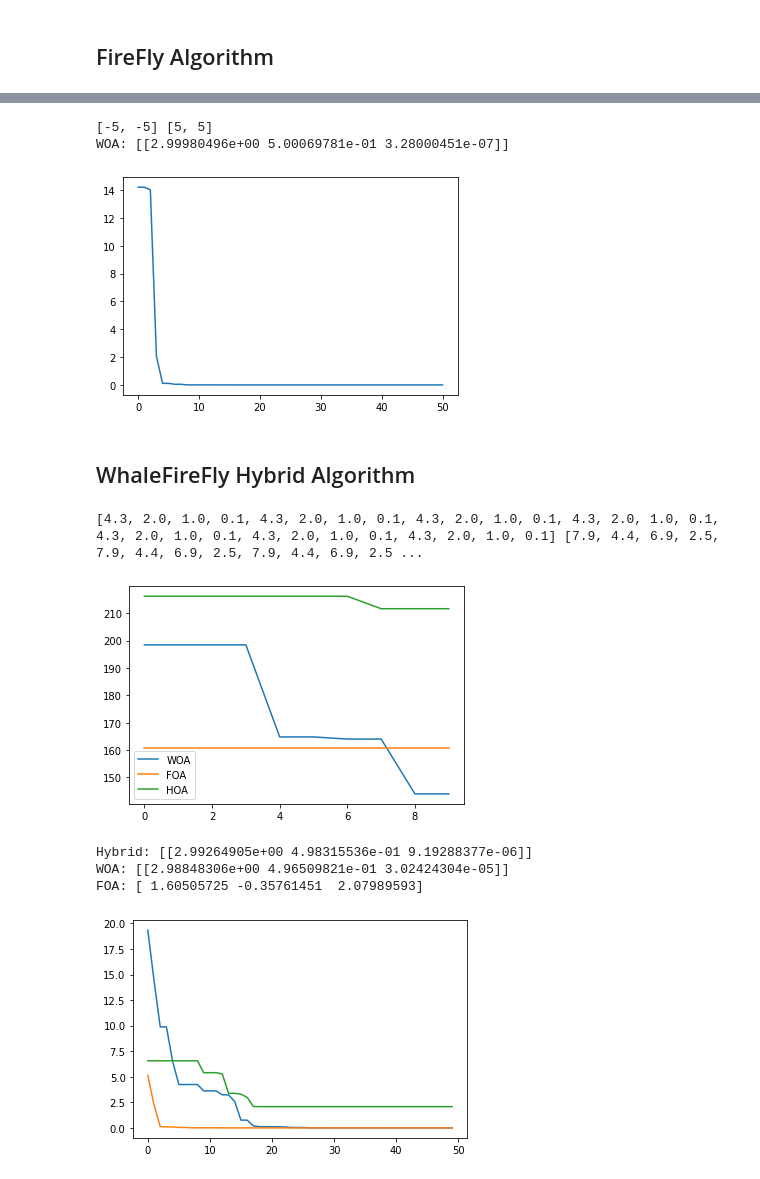
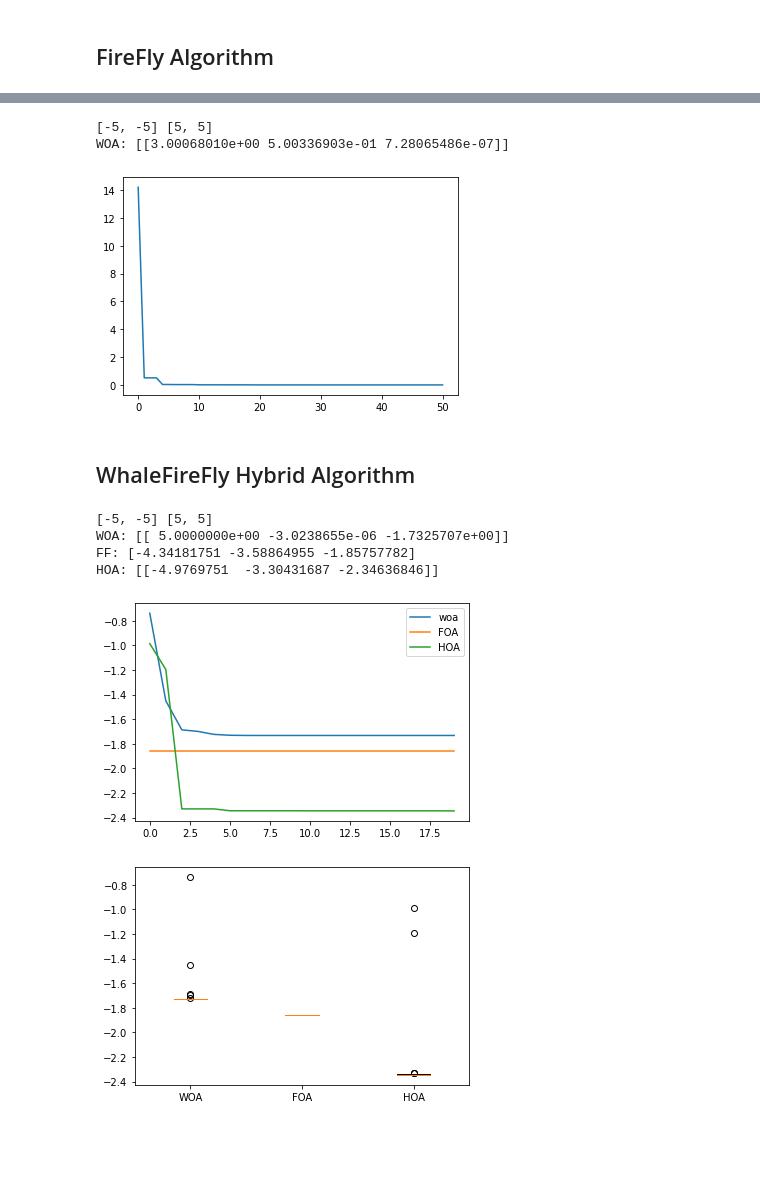
Before and after one commit to anishgowda21/mini-project, a Jupyter notebook: notebooks/WhaleFirefly.ipynb, the cells around one changed output, grey strips where cells are left out. Saved outputs shown, nothing was run; the diff lists cells and outputs as text; code cells hidden in the pictures; blank space fills up the shorter version.

Commit message:
Modified hybrid

```diff
--- a/notebooks/WhaleFirefly.ipynb
+++ b/notebooks/WhaleFirefly.ipynb
@@ -25,11 +25,36 @@ def levy13(variables_values = [0, 0]):
 
         return temp1 + temp2 + temp3
 
+
+#McCormick function min =-1.9133 at [-0.547, -1.547]
+
+def mccormick_function(variables_values = [0, 0]):
+  tmp1 = np.sin(variables_values[0]+variables_values[1])+np.power(variables_values[0]-variables_values[1],2)
+  tmp2 = -1.5*variables_values[0]+2.5*variables_values[1]+1
+  return tmp1+tmp2
+
+def stybtang(variables_values= [0, 0]):
+        d = len(variables_values)
+        val = 0.0
+        for i in range(d):
+            xi = variables_values[i]
+            new = xi ** 4 - 16 * xi ** 2 + 5 * xi
+            val += new
+
+        return val / 2
+
+
+def holdertable(variables_values = [0, 0]):
+        term1 = sin(variables_values[0]) * cos(variables_values[1])
+        term2 = exp(abs(1 - sqrt(variables_values[0] ** 2 + variables_values[1] ** 2) / pi))
+
+        return -abs(term1 * term2)
+
 def target_function(params=[]):
     return
 # %%
 import time
-data = pd.read_csv('../Datasets/iris.csv',header=None)
+data = pd.read_csv('../Datasets/wdbc.csv',header=None)
 y = data.iloc[:, -1].values
 data = data.iloc[:, :-1].values
 
@@ -224,8 +247,8 @@ plt.show()
 # plt.show()
 # %% [output]
 [-5, -5] [5, 5]
-WOA: [[2.99980496e+00 5.00069781e-01 3.28000451e-07]]
+WOA: [[3.00068010e+00 5.00336903e-01 7.28065486e-07]]
-[figure, old version]
+[figure, new version]
 # %% [markdown]
 ## WhaleFireFly Hybrid Algorithm
 # %%
@@ -319,30 +340,23 @@ def whalefireflyhybrid(huntingparty=5,spiral_param=1, min_values=[-5, -5], max_v
         count += 1
     return leader, hist
 # %%
-woa,hist = whale_optimization_algorithm(hunting_party=3,spiral_param=1,min_values=min_*k,max_values=max_*k,iterations=iternum,target_function=evaluate)
-hoa,hoa_hist = whalefireflyhybrid(huntingparty=3,spiral_param=1,min_values=min_*k,max_values=max_*k,generations=iternum,target_function=evaluate)
-ff,ff_hist= firefly_algorithm(swarm_size = 50, min_values = min_*k, max_values = max_*k, generations = iternum, target_function = evaluate)
-plt.plot(range(iternum),hist[1:],label='WOA')
-plt.plot(range(iternum),ff_hist[1:],label='FOA')
-plt.plot(range(iternum),hoa_hist[1:],label='HOA')
+# woa,hist = whale_optimization_algorithm(hunting_party=3,spiral_param=1,min_values=min_*k,max_values=max_*k,iterations=iternum,target_function=evaluate)
+woa,woa_hist = whale_optimization_algorithm(hunting_party=5,spiral_param=1,iterations=20,target_function=holdertable)
+ff,ff_hist= firefly_algorithm(swarm_size = 5, generations = 20, target_function = holdertable)
+hoa,hoa_hist = whalefireflyhybrid(huntingparty=5,spiral_param=1,generations=20,target_function=holdertable)
+
+print("WOA:",woa)
+print("FF:",ff)
+print("HOA:",hoa)
+plt.plot(range(20),woa_hist[1:],label='woa')
+plt.plot(range(20),ff_hist[1:],label='FOA')
+plt.plot(range(20),hoa_hist[1:],label='HOA')
 plt.legend()
 plt.show()
 # %% [output]
-[4.3, 2.0, 1.0, 0.1, 4.3, 2.0, 1.0, 0.1, 4.3, 2.0, 1.0, 0.1, 4.3, 2.0, 1.0, 0.1, 4.3, 2.0, 1.0, 0.1, 4.3, 2.0, 1.0, 0.1, 4.3, 2.0, 1.0, 0.1] [7.9, 4.4, 6.9, 2.5, 7.9, 4.4, 6.9, 2.5, 7.9, 4.4, 6.9, 2.5 ...
+[-5, -5] [5, 5]
+WOA: [[ 5.0000000e+00 -3.0238655e-06 -1.7325707e+00]]
+FF: [-4.34181751 -3.58864955 -1.85757782]
+HOA: [[-4.9769751  -3.30431687 -2.34636846]]
-[figure, old version]
+[figure, new version]
+[figure, added]
-# %%
-hyalg,hyplot = whalefireflyhybrid(target_function=beale)
-woa,woahist,woaleader_plot=whale_optimization_algorithm(target_function=beale)
-foa,foahist=firefly_algorithm(target_function=beale)
-print("Hybrid:",hyalg)
-print("WOA:",woa)
-print("FOA:",foa)
-plt.plot(range(50),hyplot[1:])
-plt.plot(range(50),woahist[1:])
-plt.plot(range(50),foahist[1:])
-plt.show()
-# %% [output]
-Hybrid: [[2.99264905e+00 4.98315536e-01 9.19288377e-06]]
-WOA: [[2.98848306e+00 4.96509821e-01 3.02424304e-05]]
-FOA: [ 1.60505725 -0.35761451  2.07989593]
-[figure, removed]
```
Also changed, not shown: parts of 6 cells of this notebook, 1 other file.
